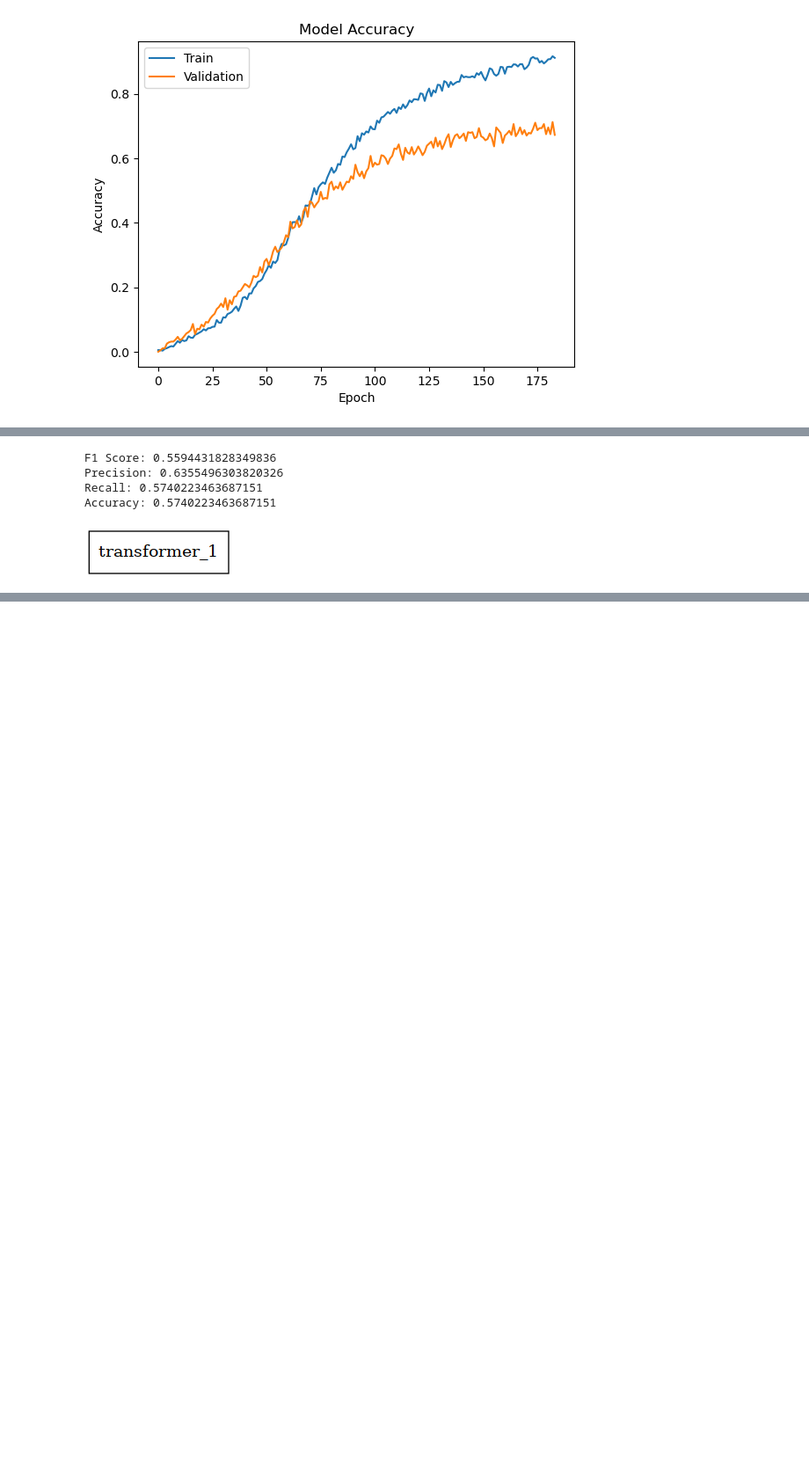
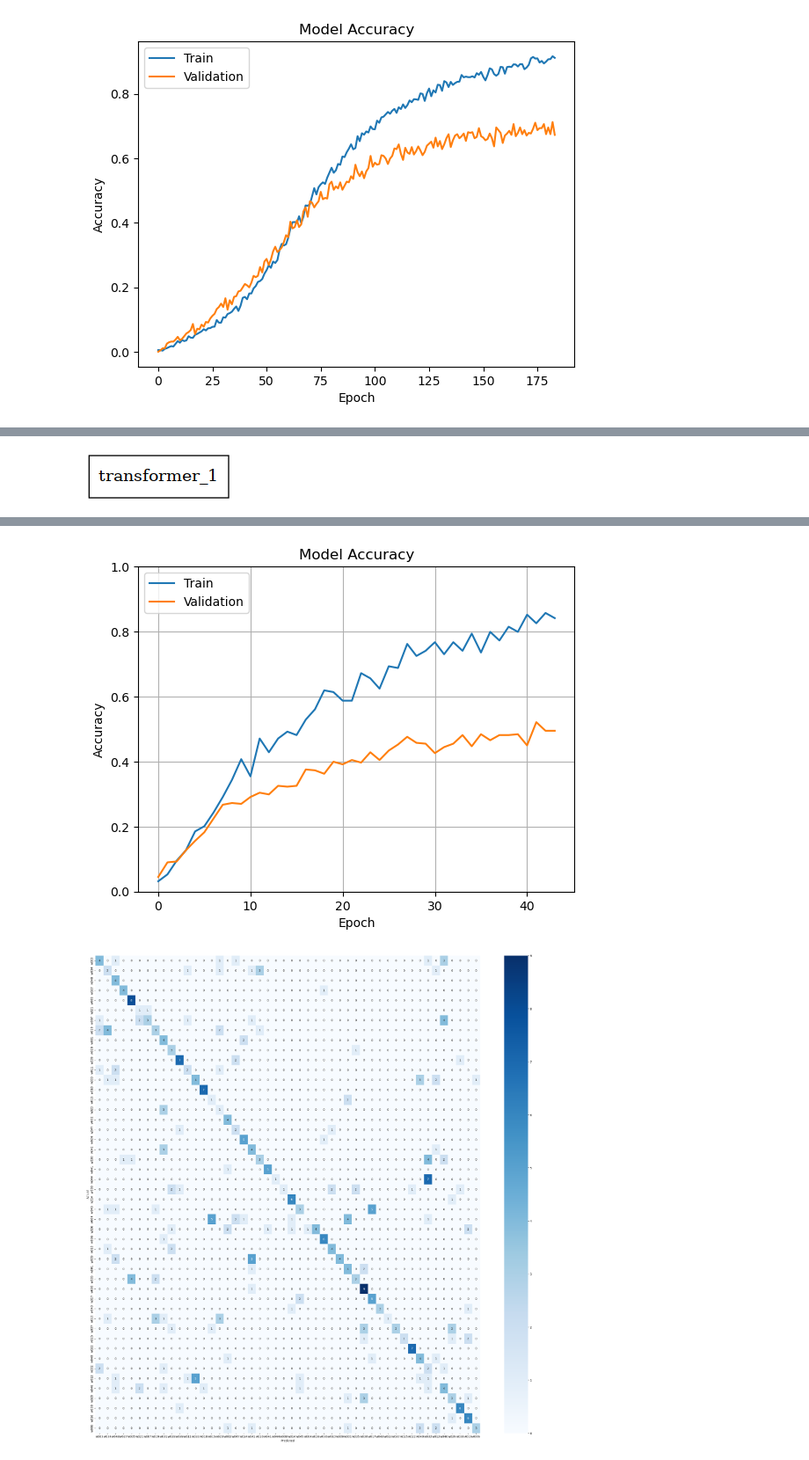
Before and after one commit to Neethamadhu-Madurasinghe/sign_language, a Jupyter notebook: model_training/model_8.ipynb, the cells around one changed output, grey strips where cells are left out. Shown at 88% size. Saved outputs shown, nothing was run; the diff lists cells and outputs as text; code cells hidden in the pictures; blank space fills up the shorter version.

```diff
--- a/model_training/model_8.ipynb
+++ b/model_training/model_8.ipynb
@@ -793,33 +638,18 @@ plt.show()
-# %%
-# Calculate F1 score and other parameters
-f1 = f1_score(y_test.argmax(axis=1), y_pred_classes, average='weighted')
-precision = precision_score(y_test.argmax(axis=1), y_pred_classes, average='weighted')
-recall = recall_score(y_test.argmax(axis=1), y_pred_classes, average='weighted')
-accuracy = accuracy_score(y_test.argmax(axis=1), y_pred_classes)
-
-print("F1 Score:", f1)
-print("Precision:", precision)
-print("Recall:", recall)
-print("Accuracy:", accuracy)
-# %% [output]
-F1 Score: 0.5594431828349836
-Precision: 0.6355496303820326
-Recall: 0.5740223463687151
-Accuracy: 0.5740223463687151
 # %%
 # plot model architecture
 plot_model(model, to_file='model.png', show_shapes=True, show_layer_names=True)
 # %% [output]
 [figure]
 # %%
-exp_number = 8
+exp_number = 10
 description = """
 173 class INCLUDE dataset trained on a transfomer network. used multiple techniques to improve accuracy.
 model is taken from INCLUDE dataset's model - From model_6.ipynb -
-F1 Score: 0.6737393959419921
-Precision: 0.720729138955396
-Recall: 0.6927374301675978
-Accuracy: 0.6927374301675978
+Then this model is fine tuned using SSL dataset with 48 classes - each class having average 4 training samples and 8 test samples
+F1 Score: 0.4436987072674116
+Precision: 0.5569840195423762
+Recall: 0.46296296296296297
+Accuracy: 0.46296296296296297
 """
 result_dir = '../Results/exp_'
 
@@ -831,19 +661,21 @@ if not os.path.exists(result_dir + str(exp_number)):
         f.write(description)
 
     # also save plots
-    plt.plot(history.history['accuracy'])
-    plt.plot(history.history['val_accuracy'])
+    plt.plot(fine_tuned_history.history['accuracy'], label='Train')
+    plt.plot(fine_tuned_history.history['val_accuracy'], label='Validation')
     plt.title('Model Accuracy')
     plt.ylabel('Accuracy')
     plt.xlabel('Epoch')
+    plt.ylim(0, 1)
+    plt.grid(True)
     plt.legend(['Train', 'Validation'], loc='upper left')
     plt.savefig(result_dir + str(exp_number) + '/accuracy.png')
 
-    y_pred = model.predict(X_test)
+    y_pred = fine_tuned_model.predict(X_ft_test)
     y_pred_classes = np.argmax(y_pred, axis=1)
-    cm = confusion_matrix(y_test.argmax(axis=1), y_pred_classes)
-    plt.figure(figsize=(60, 60))
-    sns.heatmap(cm, annot=True, fmt="d", cmap="Blues", xticklabels=set(labels), yticklabels=set(labels))
+    cm = confusion_matrix(y_ft_test.argmax(axis=1), y_pred_classes)
+    plt.figure(figsize=(30, 30))
+    sns.heatmap(cm, annot=True, fmt="d", cmap="Blues", xticklabels=set(fine_tune_labels), yticklabels=set(fine_tune_labels))
     plt.xlabel("Predicted")
     plt.ylabel("Actual")
     plt.savefig(result_dir + str(exp_number) + '/confusion_matrix.png')
@@ -855,0 +688,2 @@ Folder already exists
+[figure, added]
+[figure, added]
```
Also changed, not shown: parts of 19 cells of this notebook, 8 other files.
